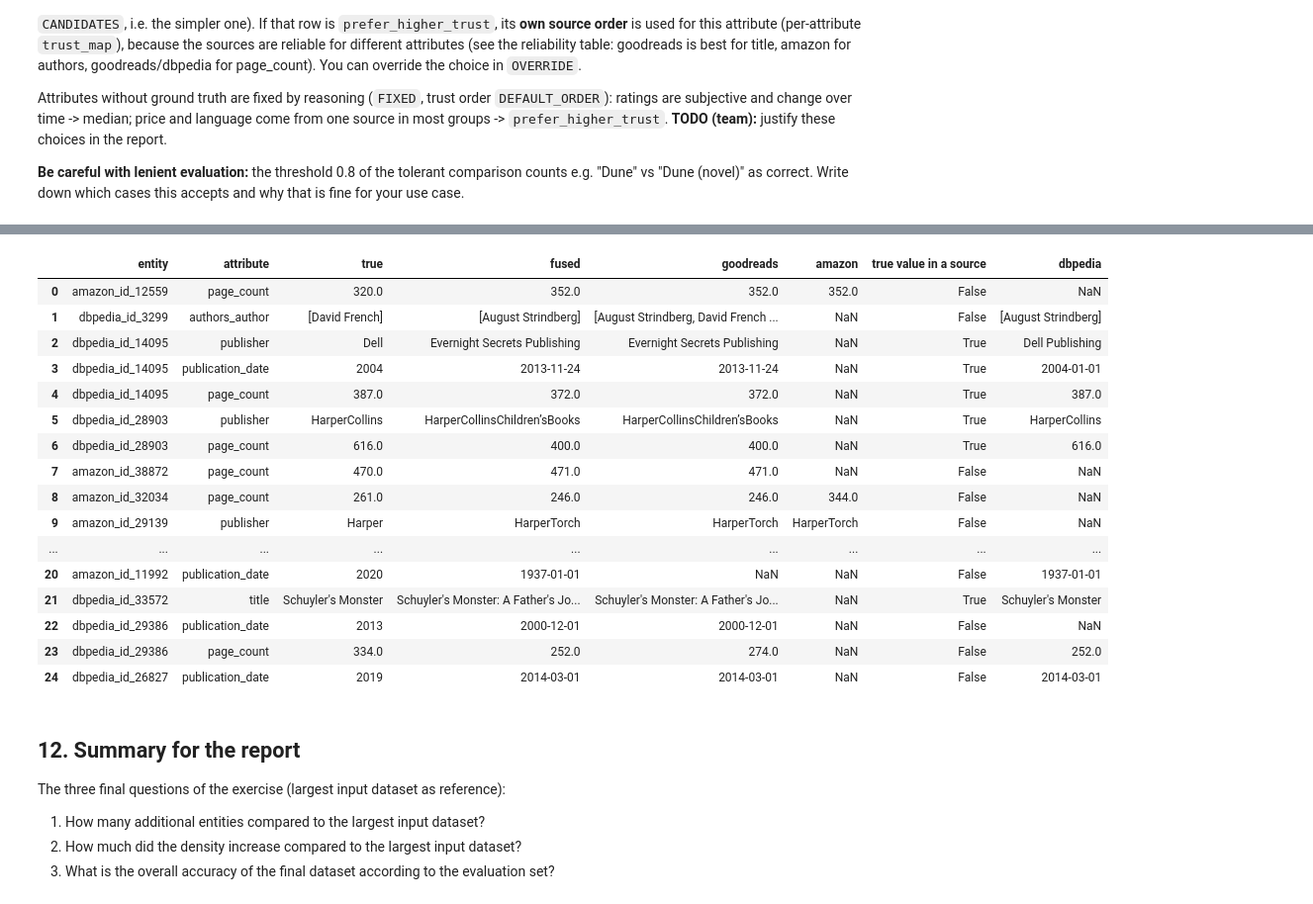
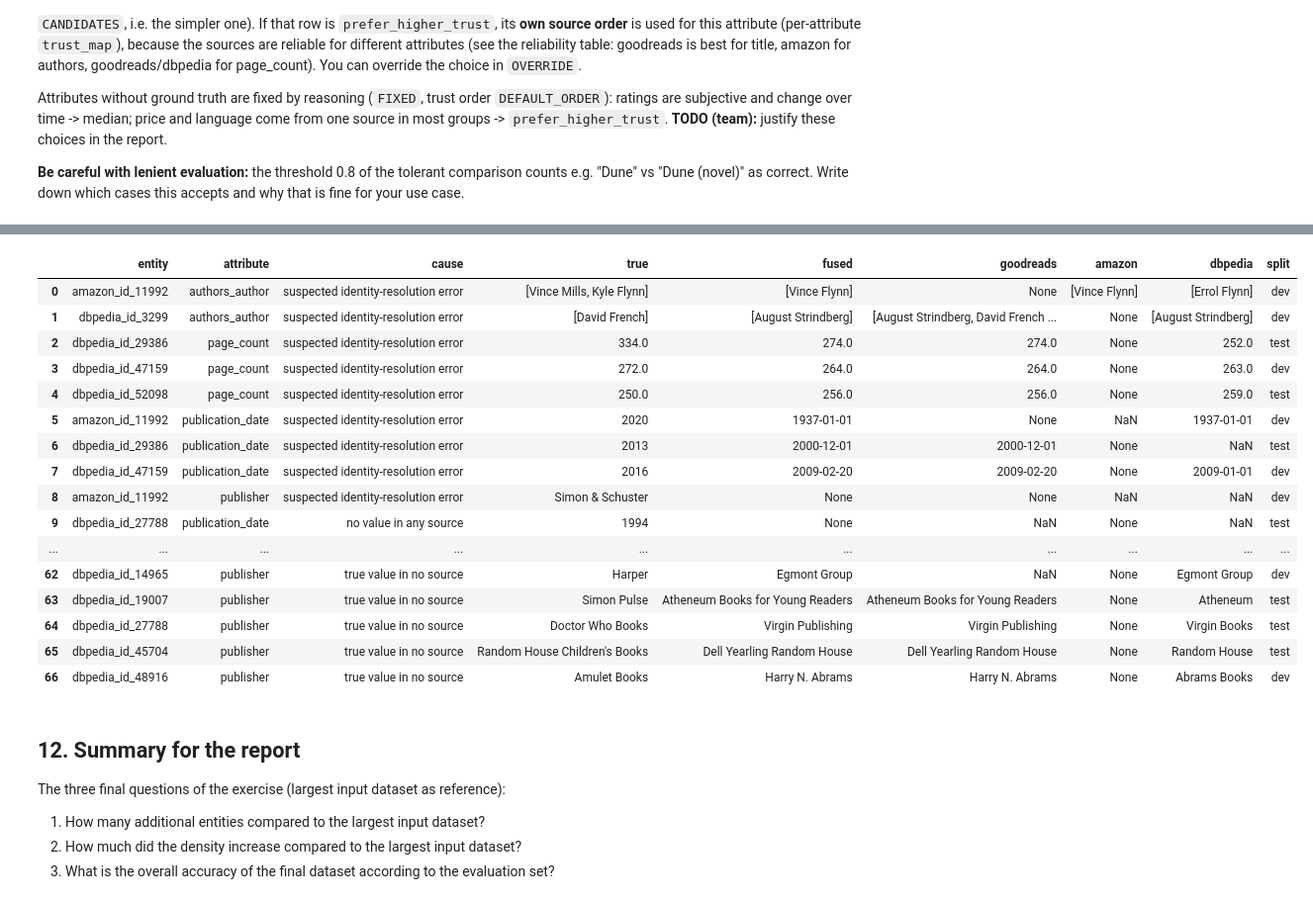
Before and after one commit to Web-Data-Integration-Team/Books-Data-Integration, a Jupyter notebook: data_fusion.ipynb, the cells around one changed output, grey strips where cells are left out. Shown at 99% size. Cells and saved outputs as stored; diff of their text form; code cells hidden in the pictures.

Commit message:
Clean titles, tolerant page_count comparison, categorized error analysis

```diff
--- a/data_fusion.ipynb
+++ b/data_fusion.ipynb
@@ -274,6 +310,8 @@ def load(name):
     for c in NUMERIC_ATTRS:
         df[c] = pd.to_numeric(df[c], errors="coerce")
     df["authors_author"] = df["authors_author"].map(to_list)
+    df["title_raw"] = df["title"]
+    df["title"] = df["title"].map(clean_title)
     return df
 
 
@@ -292,6 +330,9 @@ def load_corr(a, b):
 corr = {f"{a}_{b}": load_corr(a, b) for a, b in PAIRS}
 for n, df in dfs.items():
     print(f"{n:<10} {len(df):>7,} records")
+for n, df in dfs.items():
+    changed = (df["title"] != df["title_raw"].str.strip()) & df["title_raw"].notna()
+    print(f"{n:<10} title cleaned for {changed.sum():>6,} records ({changed.mean():.1%})")
 for p, c in corr.items():
     print(f"{p:<20} {len(c):>7,} correspondences")
 # %% [output]
@@ -1089,4 +1143,13 @@ and whether the **true value was available in any source at all**. If not, no co
 # %%
+def title_overlap(titles):
+    """Smallest word overlap (relative to the shorter title) between any two titles of a group."""
+    toks = [tokens(t) for t in titles if not is_null(t)]
+    pairs = [(a, b) for k, a in enumerate(toks) for b in toks[k + 1:] if a and b]
+    return min((len(a & b) / min(len(a), len(b)) for a, b in pairs), default=1.0)
+
+
+CAUSES = ["suspected identity-resolution error", "no value in any source", "wrong value chosen", "true value in no source"]
+
 if df_eval is not None:
     ex = df_eval.set_index("id")
     f = ff[ff["eval_id"].notna()].drop_duplicates("eval_id").set_index("eval_id")
@@ -1094,19 +1157,38 @@ if df_eval is not None:
     members = defaultdict(list)
     for rid, g in comp_all.items():
         members[g].append(rid)
+    by_src = {n: d.set_index("id") for n, d in dfs.items()}
     rows = []
     for eid in ex.index:
+        recs = members.get(comp_all.get(eid, eid), [eid])
+        overlap = title_overlap([by_src[source_of[i]].at[i, "title"] for i in recs])
         for a in attrs_eval:
             true, got = ex.at[eid, a], f.at[eid, a] if eid in f.index else None
             if is_null(true) or (not is_null(got) and similar_values(got, true, a, 0.8)):
                 continue
-            recs = members.get(comp_all.get(eid, eid), [eid])
-            src = {source_of[i]: dfs[source_of[i]].set_index("id").at[i, a] for i in recs}
-            rows.append({"entity": eid, "attribute": a, "true": true, "fused": got, **src,
-                         "true value in a source": any((not is_null(v)) and similar_values(v, true, a, 0.8) for v in src.values())})
+            src = {source_of[i]: by_src[source_of[i]].at[i, a] for i in recs}
+            in_source = any((not is_null(v)) and similar_values(v, true, a, 0.8) for v in src.values())
+            if overlap < 0.5:
+                cause = CAUSES[0]
+            elif all(is_null(v) for v in src.values()):
+                cause = CAUSES[1]
+            elif in_source:
+                cause = CAUSES[2]
+            else:
+                cause = CAUSES[3]
+            rows.append({"entity": eid, "attribute": a, "cause": cause, "true": true, "fused": got,
+                         **{n: src.get(n) for n in NAMES}, "split": "dev" if eid in eval_dev_ids else "test"})
     errors = pd.DataFrame(rows)
-    print(f"{len(errors)} wrong or missing values; true value available in a source for {int(errors['true value in a source'].sum()) if len(errors) else 0}")
-    pd.set_option("display.max_colwidth", 40)
-    display(errors.groupby("attribute")["true value in a source"].agg(wrong="size", fixable="sum") if len(errors) else errors)
-    display(errors.head(25))
+    errors.to_csv(OUT_DIR / "fusion_errors.csv", index=False)
+    n_vals = int(sum((~ex[a].map(is_null)).sum() for a in attrs_eval))
+    print(f"{len(errors)} of {n_vals} evaluated values are wrong or missing -> {OUT_DIR / 'fusion_errors.csv'}")
+    if len(errors):
+        summary = pd.crosstab(errors["attribute"], pd.Categorical(errors["cause"], categories=CAUSES), margins=True, margins_name="total",
+                              dropna=False, colnames=["cause"])
+        print("\n=== Errors per attribute and cause (use this table in the report) ===")
+        display(summary)
+        pd.set_option("display.max_colwidth", 40)
+        pd.set_option("display.max_rows", 200)
+        display(errors.sort_values(["cause", "attribute", "entity"], key=lambda c: c.map(CAUSES.index) if c.name == "cause" else c)
+                      .reset_index(drop=True))
 # %% [output]
@@ -1121,20 +1206,20 @@ if df_eval is not None:
-|  | entity | attribute | true | fused | goodreads | amazon | true value in a source | dbpedia |
-| 0 | amazon_id_12559 | page_count | 320.0 | 352.0 | 352.0 | 352.0 | False | NaN |
-| 1 | dbpedia_id_3299 | authors_author | [David French] | [August Strindberg] | [August Strindberg, David French ... | NaN | False | [August Strindberg] |
-| 2 | dbpedia_id_14095 | publisher | Dell | Evernight Secrets Publishing | Evernight Secrets Publishing | NaN | True | Dell Publishing |
-| 3 | dbpedia_id_14095 | publication_date | 2004 | 2013-11-24 | 2013-11-24 | NaN | True | 2004-01-01 |
-| 4 | dbpedia_id_14095 | page_count | 387.0 | 372.0 | 372.0 | NaN | True | 387.0 |
-| 5 | dbpedia_id_28903 | publisher | HarperCollins | HarperCollinsChildren’sBooks | HarperCollinsChildren’sBooks | NaN | True | HarperCollins |
-| 6 | dbpedia_id_28903 | page_count | 616.0 | 400.0 | 400.0 | NaN | True | 616.0 |
-| 7 | amazon_id_38872 | page_count | 470.0 | 471.0 | 471.0 | NaN | False | NaN |
-| 8 | amazon_id_32034 | page_count | 261.0 | 246.0 | 246.0 | 344.0 | False | NaN |
-| 9 | amazon_id_29139 | publisher | Harper | HarperTorch | HarperTorch | HarperTorch | False | NaN |
-| ... | ... | ... | ... | ... | ... | ... | ... | ... |
-| 20 | amazon_id_11992 | publication_date | 2020 | 1937-01-01 | NaN | NaN | False | 1937-01-01 |
-| 21 | dbpedia_id_33572 | title | Schuyler's Monster | Schuyler's Monster: A Father's Jo... | Schuyler's Monster: A Father's Jo... | NaN | True | Schuyler's Monster |
-| 22 | dbpedia_id_29386 | publication_date | 2013 | 2000-12-01 | 2000-12-01 | NaN | False | NaN |
-| 23 | dbpedia_id_29386 | page_count | 334.0 | 252.0 | 274.0 | NaN | False | 252.0 |
-| 24 | dbpedia_id_26827 | publication_date | 2019 | 2014-03-01 | 2014-03-01 | NaN | False | 2014-03-01 |
+|  | entity | attribute | cause | true | fused | goodreads | amazon | dbpedia | split |
+| 0 | amazon_id_11992 | authors_author | suspected identity-resolution error | [Vince Mills, Kyle Flynn] | [Vince Flynn] | None | [Vince Flynn] | [Errol Flynn] | dev |
+| 1 | dbpedia_id_3299 | authors_author | suspected identity-resolution error | [David French] | [August Strindberg] | [August Strindberg, David French ... | None | [August Strindberg] | dev |
+| 2 | dbpedia_id_29386 | page_count | suspected identity-resolution error | 334.0 | 274.0 | 274.0 | None | 252.0 | test |
+| 3 | dbpedia_id_47159 | page_count | suspected identity-resolution error | 272.0 | 264.0 | 264.0 | None | 263.0 | dev |
+| 4 | dbpedia_id_52098 | page_count | suspected identity-resolution error | 250.0 | 256.0 | 256.0 | None | 259.0 | test |
+| 5 | amazon_id_11992 | publication_date | suspected identity-resolution error | 2020 | 1937-01-01 | None | NaN | 1937-01-01 | dev |
+| 6 | dbpedia_id_29386 | publication_date | suspected identity-resolution error | 2013 | 2000-12-01 | 2000-12-01 | None | NaN | test |
+| 7 | dbpedia_id_47159 | publication_date | suspected identity-resolution error | 2016 | 2009-02-20 | 2009-02-20 | None | 2009-01-01 | dev |
+| 8 | amazon_id_11992 | publisher | suspected identity-resolution error | Simon & Schuster | None | None | NaN | NaN | dev |
+| 9 | dbpedia_id_27788 | publication_date | no value in any source | 1994 | None | NaN | None | NaN | test |
+| ... | ... | ... | ... | ... | ... | ... | ... | ... | ... |
+| 62 | dbpedia_id_14965 | publisher | true value in no source | Harper | Egmont Group | NaN | None | Egmont Group | dev |
+| 63 | dbpedia_id_19007 | publisher | true value in no source | Simon Pulse | Atheneum Books for Young Readers | Atheneum Books for Young Readers | None | Atheneum | test |
+| 64 | dbpedia_id_27788 | publisher | true value in no source | Doctor Who Books | Virgin Publishing | Virgin Publishing | None | Virgin Books | test |
+| 65 | dbpedia_id_45704 | publisher | true value in no source | Random House Children's Books | Dell Yearling Random House | Dell Yearling Random House | None | Random House | test |
+| 66 | dbpedia_id_48916 | publisher | true value in no source | Amulet Books | Harry N. Abrams | Harry N. Abrams | None | Abrams Books | dev |
 # %% [markdown]
 ## 12. Summary for the report
 
```
Also changed, not shown: parts of 15 cells of this notebook, 3 other files.
